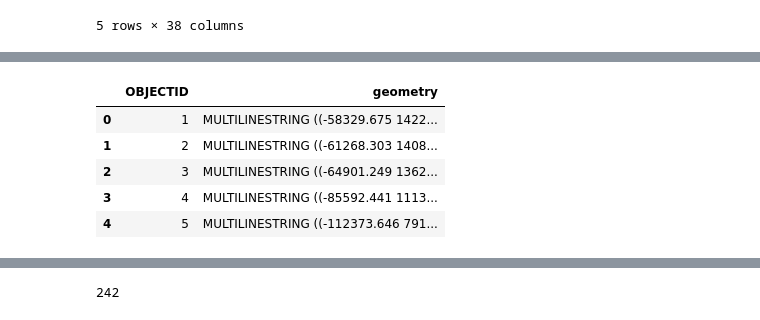
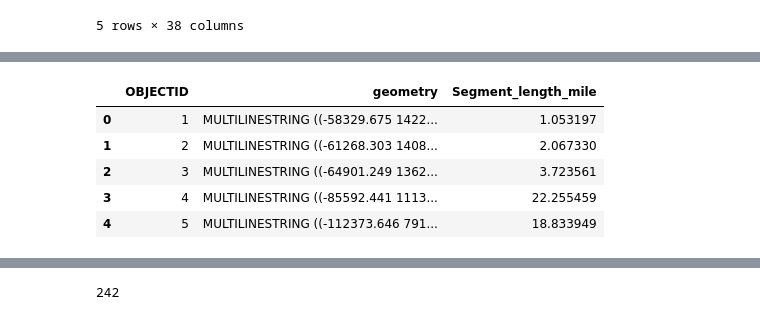
Before and after one commit to mmmiah/PeMS-Coverage, a Jupyter notebook: PeMS Coverage.ipynb, the cells around one changed output, grey strips where cells are left out. Saved outputs shown, nothing was run; the diff lists cells and outputs as text; code cells hidden in the pictures.

```diff
--- a/PeMS Coverage.ipynb
+++ b/PeMS Coverage.ipynb
@@ -86,5 +134,6 @@ shs_proj.head()
 # %%
 shs_proj_link=shs.to_crs("EPSG:3310")
+shs_proj_link['Segment_length_mile']=shs_proj_link['geometry'].length*0.000621371
 shs_proj_link.head()
 # %% [output]
 |  | OBJECTID | Route | RteSuffix | RouteS | PMRouteID | County | District | PMPrefix | bPM | ePM | ... |
@@ -302,15 +383,16 @@ qualified_count_segment.shape
 # %%
 # Now bring the shs segment geometry with the process file
-shs_link=shs_proj_link
+shs_link = shs_proj_link.loc[pd.notna(shs_proj_link['County'])]
 shs_link=shs_link.drop(['Route', 'RteSuffix', 'RouteS', 'PMRouteID', 'County',
        'District', 'PMPrefix', 'bPM', 'ePM', 'PMSuffix', 'bPMc', 'ePMc',
        'bOdometer', 'eOdometer', 'AlignCode', 'RouteType', 'Direction',
        'Shape_Length'],axis=1)
+
 shs_link.head()
 # %% [output]
-|  | OBJECTID | geometry |
-| 0 | 1 | MULTILINESTRING ((-58329.675 1422... |
-| 1 | 2 | MULTILINESTRING ((-61268.303 1408... |
-| 2 | 3 | MULTILINESTRING ((-64901.249 1362... |
-| 3 | 4 | MULTILINESTRING ((-85592.441 1113... |
-| 4 | 5 | MULTILINESTRING ((-112373.646 791... |
+|  | OBJECTID | geometry | Segment_length_mile |
+| 0 | 1 | MULTILINESTRING ((-58329.675 1422... | 1.053197 |
+| 1 | 2 | MULTILINESTRING ((-61268.303 1408... | 2.067330 |
+| 2 | 3 | MULTILINESTRING ((-64901.249 1362... | 3.723561 |
+| 3 | 4 | MULTILINESTRING ((-85592.441 1113... | 22.255459 |
+| 4 | 5 | MULTILINESTRING ((-112373.646 791... | 18.833949 |
```
Also changed, not shown: parts of 112 cells of this notebook, 2 other files.
